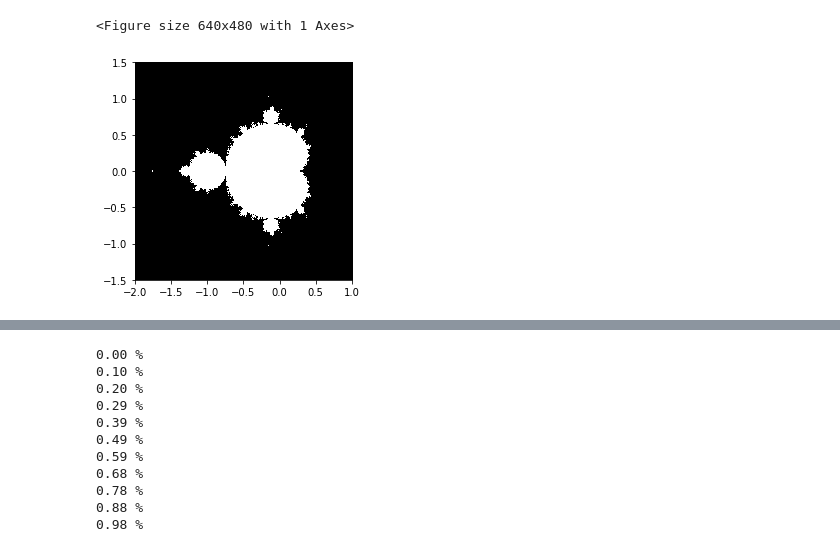
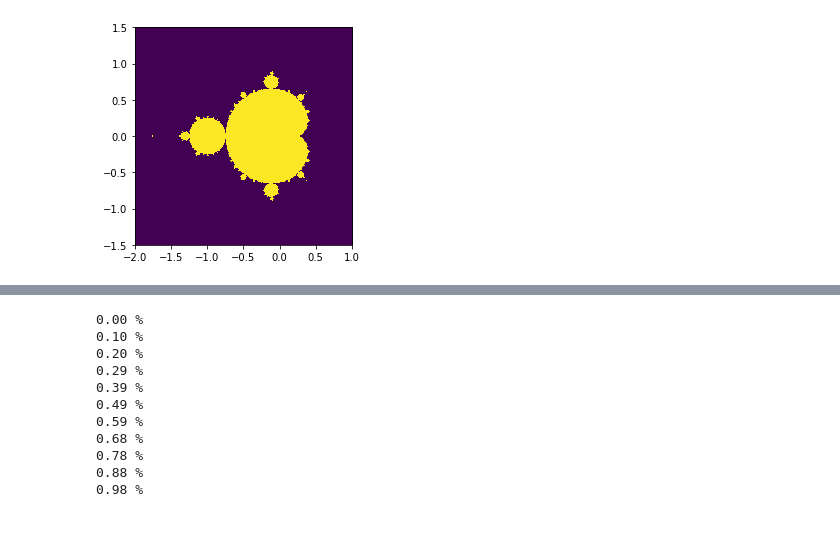
Before and after one commit to apurvmishra99/compSim, a Jupyter notebook: Checkpoint3/mandelbrot.ipynb, the cells around one changed output, grey strips where cells are left out. Drawn from its saved outputs; the diff is of its cells as text; code cells hidden in the pictures.

```diff
--- a/Checkpoint3/mandelbrot.ipynb
+++ b/Checkpoint3/mandelbrot.ipynb
@@ -1,14 +1,14 @@
 # %%
 import numpy as np
 import matplotlib.pyplot as plt
-from numpy import newaxis
+
 
 def compute_mandelbrot(N_max, some_threshold, nx, ny):
     # A grid of c-values
     x = np.linspace(-2, 1, nx)
     y = np.linspace(-1.5, 1.5, ny)
 
-    c = x[:,newaxis] + 1j*y[newaxis,:]
+    c = x[:, np.newaxis] + 1j*y[np.newaxis, :]
 
     # Mandelbrot iteration
 
@@ -16,19 +16,17 @@ def compute_mandelbrot(N_max, some_threshold, nx, ny):
     for j in range(N_max):
         z = z**2 + c
 
-    mandelbrot_set = (abs(z) < some_threshold)
+    mandelbrot_set = (abs(z) <= some_threshold)
 
     return mandelbrot_set
-# %% [output]
-<Figure size 640x480 with 1 Axes>
 # %%
-mandelbrot_set = compute_mandelbrot(50, 50., 601, 401)
+mandelbrot_set = compute_mandelbrot(255, 2, 1000, 1000)
 
 plt.imshow(mandelbrot_set.T, extent=[-2, 1, -1.5, 1.5])
-plt.gray()
+
 plt.show()
 # %% [output]
-[figure, old version]
+[figure, new version]
 # %%
 def mandelbrot_numpy(c, maxiter):
     output = np.zeros(c.shape)
```
Also changed, not shown: parts of 8 cells of this notebook, 3 other files.
